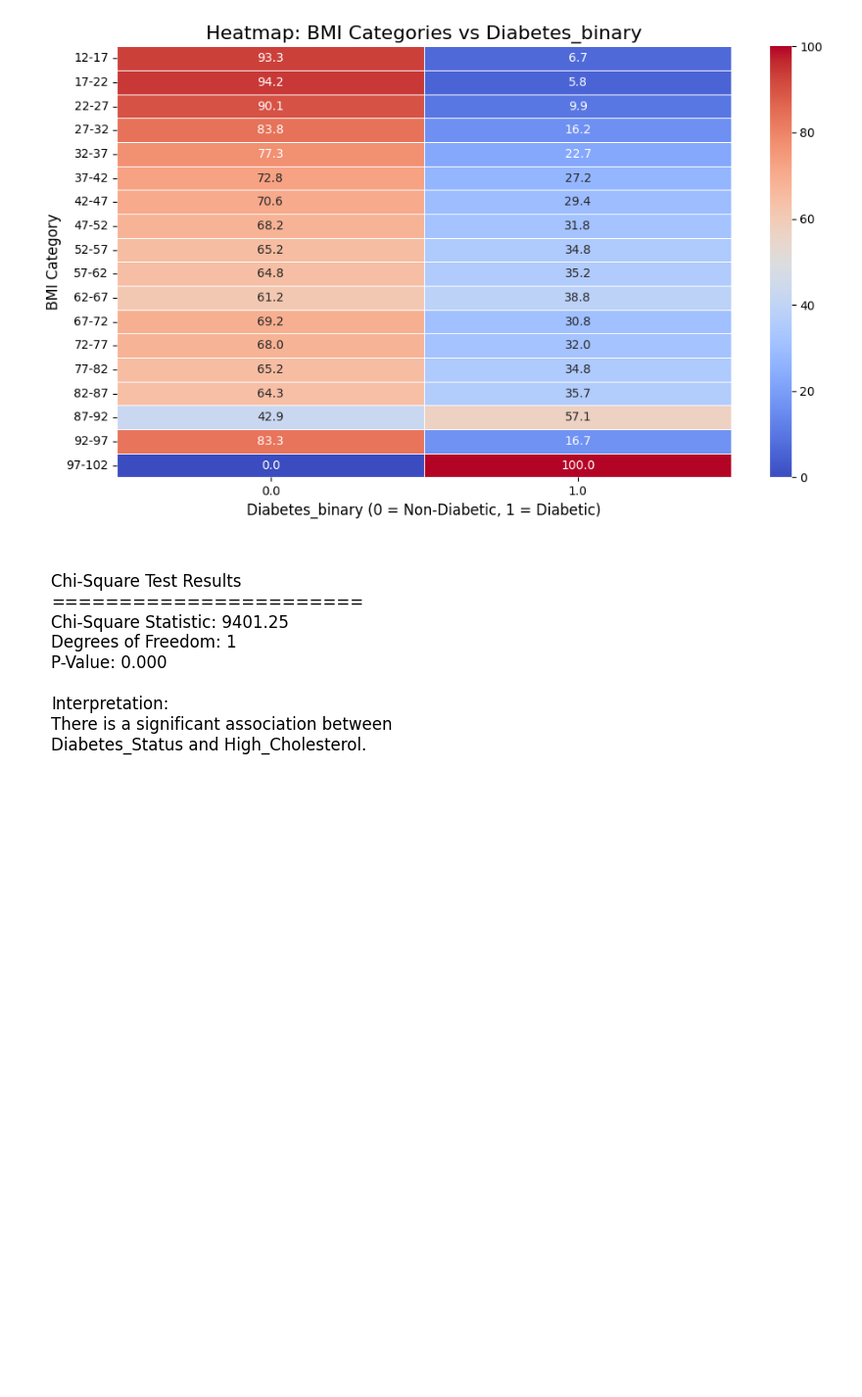
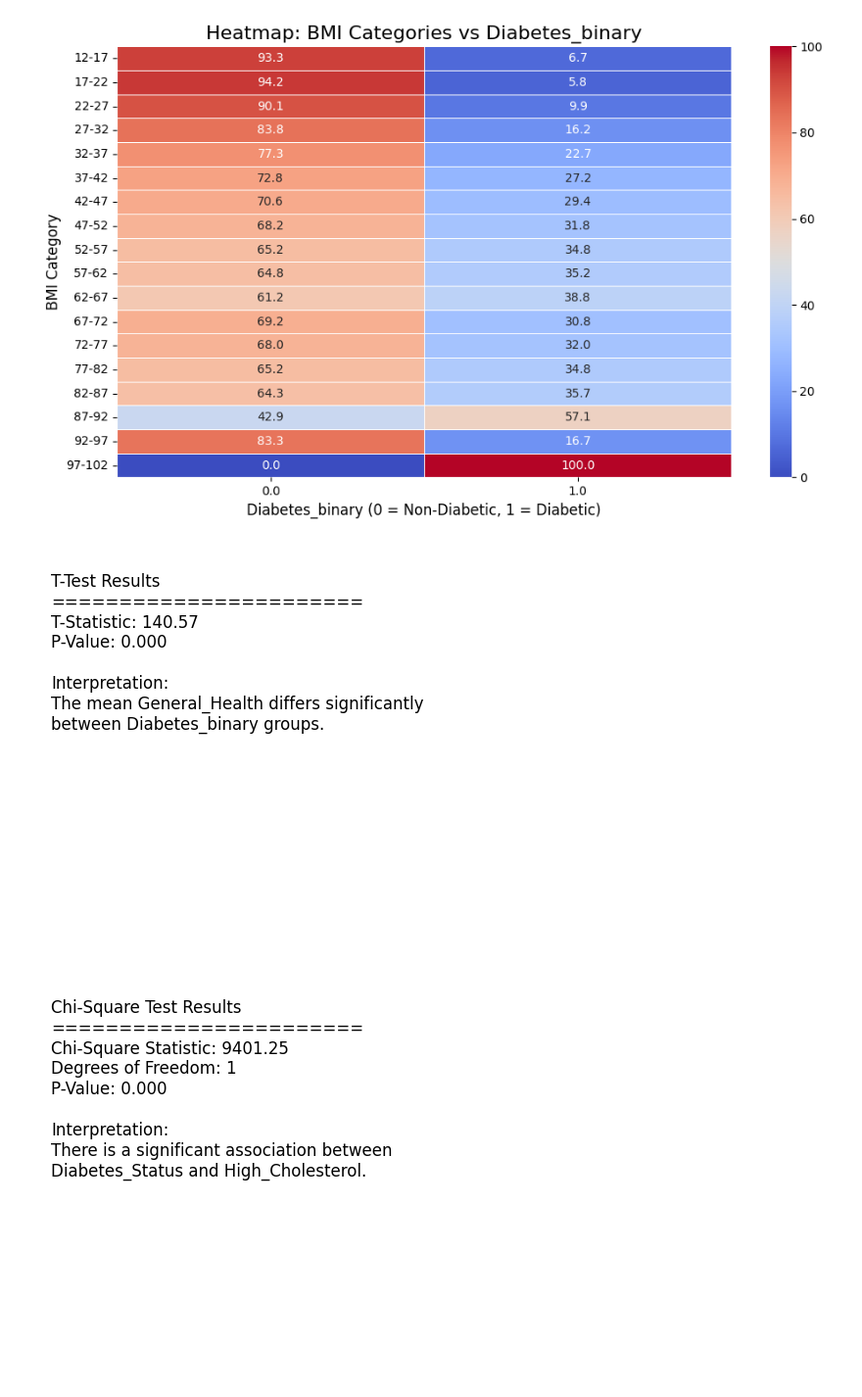
Before and after one commit to troytoy/Project_DA01, a Jupyter notebook: VIsualization.ipynb, the cells around one changed output. Shown at 98% size. Drawn from its saved outputs; the diff is of its cells as text; code cells hidden in the pictures; blank space fills up the shorter version.

```diff
--- a/VIsualization.ipynb
+++ b/VIsualization.ipynb
@@ -149,4 +149,40 @@ def heatmap_bmi_dynamic(df):
 heatmap_bmi_dynamic(df_binary)
 # %% [output]
 [figure]
+# %%
+
+from scipy.stats import ttest_ind
+
+# Data preparation (replace this with your actual DataFrame)
+# Assuming 'df_binary' contains 'Diabetes_binary' and 'General_Health' columns
+# df_binary = ...
+
+# Divide groups
+diabetes_group = df_binary[df_binary['Diabetes_binary'] == 1]['General_Health']
+no_diabetes_group = df_binary[df_binary['Diabetes_binary'] == 0]['General_Health']
+
+# Perform T-Test
+t_stat, p_val = ttest_ind(diabetes_group, no_diabetes_group)
+
+# Format Results
+result_text = (
+    f"T-Test Results\n"
+    f"=======================\n"
+    f"T-Statistic: {t_stat:.2f}\n"
+    f"P-Value: {p_val:.3f}\n"
+    f"\nInterpretation:\n"
+    f"The mean General_Health differs significantly between Diabetes_binary groups."
+    if p_val < 0.05 else
+    f"No significant difference in General_Health between Diabetes_binary groups."
+)
+
+# Save Results as an Image
+plt.figure(figsize=(4, 4))  # Adjust figure size
+plt.text(0.01, 0.95, result_text, fontsize=12, ha="left", va="top", wrap=True)  # Adjust text position
+plt.axis("off")  # Hide axes
+plt.subplots_adjust(top=1, bottom=0, left=0, right=1)  # Remove padding
+plt.savefig("4.General Health_t_test_results.png", bbox_inches="tight", dpi=300)  # Save with tight layout
+plt.show()
+# %% [output]
+[figure, added]
 # %%
```
Also changed, not shown: parts of 7 cells of this notebook, 10 other files.
